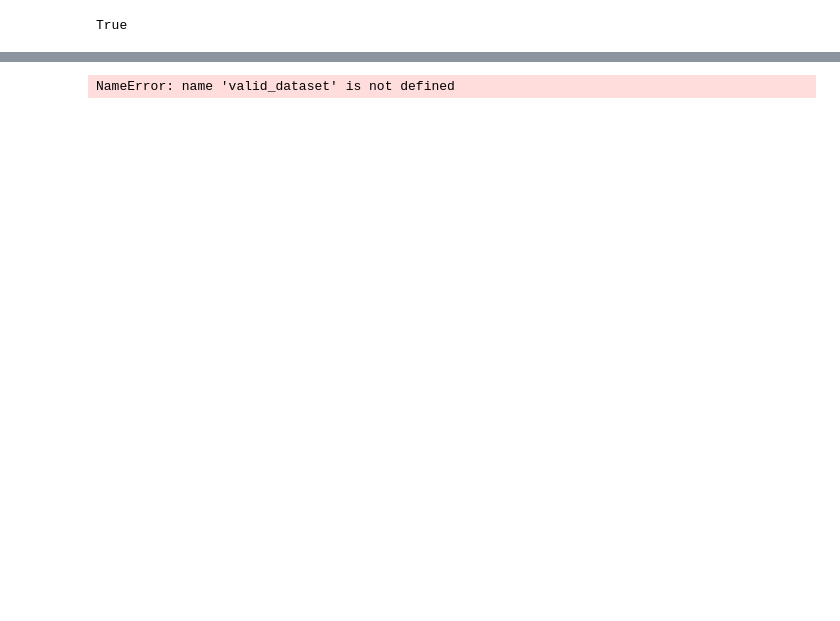
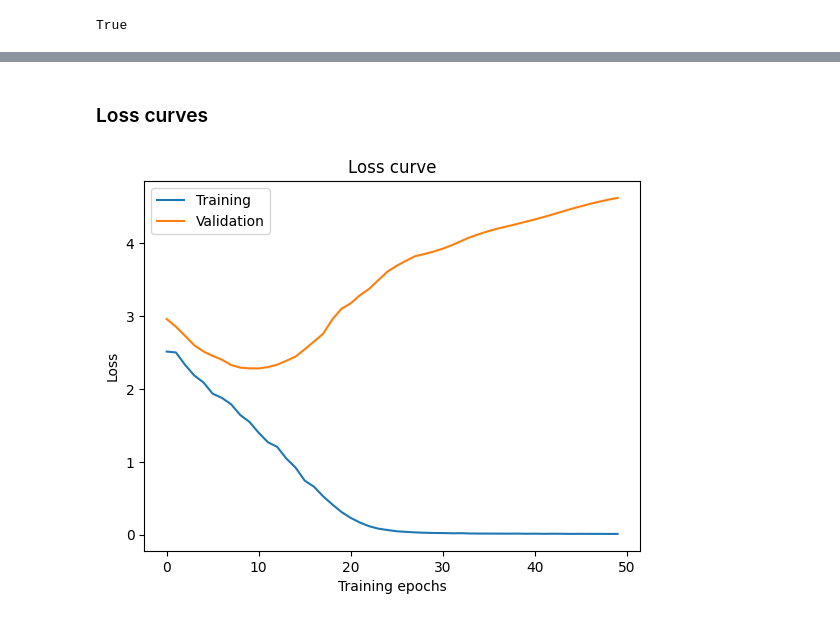
Before and after one commit to BlayvasD/GPT-Histories, a Jupyter notebook: train_gpt_skeleton.ipynb, the cells around one changed output, grey strips where cells are left out. Drawn from its saved outputs; the diff is of its cells as text; code cells hidden in the pictures; blank space fills up the shorter version.

```diff
--- a/train_gpt_skeleton.ipynb
+++ b/train_gpt_skeleton.ipynb
@@ -92,10 +92,12 @@ def train(
         optimizer, num_warmup_steps=warmup_steps, num_training_steps=-1
     )
 
-    train_dataloader = DataLoader(train_dataset, batch_size=batch_size, shuffle=True)
-    val_dataloader = DataLoader(val_dataset, batch_size=batch_size, shuffle=False)
+    train_dataloader = DataLoader(train_dataset, batch_size=batch_size, shuffle=True, collate_fn=collate_fn)
+    val_dataloader = DataLoader(val_dataset, batch_size=batch_size, shuffle=False, collate_fn=collate_fn)
 
     best_val_loss = float('inf')
+
+    train_losses, val_losses = [], []
 
     # Training loop
     for epoch in range(epochs):
@@ -105,7 +107,7 @@ def train(
 
         # Training step
         for idx, entry in tqdm(enumerate(train_dataloader)):
-            (input_tensor, carry_on, remainder) = pack_tensor(entry, None, max_seq_len)
+            input_tensor, carry_on, remainder = pack_tensor(entry, None, max_seq_len)
 
             # if carry_on and idx != len(train_dataloader) - 1:
             #     continue
@@ -131,6 +133,7 @@ def train(
                 val_loss += val_outputs[0].item()
         val_loss /= len(val_dataloader)
         print(f"Validation Loss: {val_loss}")
+        val_losses.append(val_loss)
 
         # Training loss
         train_loss = 0
@@ -141,6 +144,7 @@ def train(
                 train_loss += train_outputs[0].item()
         train_loss /= len(train_dataloader)
         print(f"Training Loss: {train_loss}")
+        train_losses.append(train_loss)
 
         # Save the model if it's the best so far
         if save_model_on_epoch and val_loss < best_val_loss:
@@ -150,7 +154,7 @@ def train(
                 os.path.join(output_dir, f"{output_prefix}-best.pt"),
             )
 
-    return model
+    return model, val_losses, train_losses
 # %%
 def evaluate(model, dataloader, device, output_file, tokenizer):
     model.eval()
@@ -187,16 +222,16 @@ output_file = 'detokenized_outputs.txt'
 train_dataset, val_dataset, test_dataset = prepare_dataset(dataset_name, file_path, tokenizer)
 
 # Train the model
-trained_model = train(train_dataset, val_dataset, model, tokenizer,
-                      batch_size=1, epochs=5, lr=1e-4)
+trained_model, val_losses, train_losses = train(
+    train_dataset, val_dataset, model, tokenizer, batch_size=8, epochs=50, lr=5e-3)
 
 # Evaluate on the validation set
-val_dataloader = DataLoader(val_dataset, batch_size=1, shuffle=False)
+val_dataloader = DataLoader(val_dataset, batch_size=1, shuffle=False, collate_fn=collate_fn)
 val_loss, detokenized_outputs = evaluate(trained_model, val_dataloader, device=torch.device("cuda"), output_file=output_file, tokenizer=tokenizer)
 print(f"Validation Loss: {val_loss}")
 
 # Evaluate on the test set
-test_dataloader = DataLoader(test_dataset, batch_size=1, shuffle=False)
+test_dataloader = DataLoader(test_dataset, batch_size=1, shuffle=False, collate_fn=collate_fn)
 test_loss, detokenized_outputs_test = evaluate(trained_model, test_dataloader, device=torch.device("cuda"), output_file='detokenized_outputs_test.txt', tokenizer=tokenizer)
 print(f"Test Loss: {test_loss}")
 # %% [output]
@@ -204,0 +256,2 @@ KeyboardInterrupt:
+# %% [markdown]
+### Loss curves
@@ -205,20 +260,29 @@ KeyboardInterrupt:
+# %%
+fig, ax = plt.subplots()
+ax.plot(train_losses, label="Training")
+ax.plot(val_losses, label="Validation")
+ax.set_title("Loss curve")
+ax.set_xlabel("Training epochs")
+ax.set_ylabel("Loss")
+ax.legend()
+plt.show()
+# %% [output]
+[figure, added]
 # %%
-n_epochs = 10
+# n_epochs = 10
 
-train_dataloader = DataLoader(train_dataset, batch_size=1, shuffle=False)
-valid_dataloader = DataLoader(valid_dataset, batch_size=1, shuffle=False)
+# train_dataloader = DataLoader(train_dataset, batch_size=1, shuffle=False)
+# valid_dataloader = DataLoader(valid_dataset, batch_size=1, shuffle=False)
 
-train_losses, valid_losses = [], []
+# train_losses, valid_losses = [], []
 
-for e in range(epochs):
-    model = train(train_dataset, valid_dataset, model, tokenizer)
+# for e in range(epochs):
+#     model = train(train_dataset, valid_dataset, model, tokenizer)
 
-    train_loss, detokenized_outputs_train = \
-    evaluate(model, train_dataloader, device=torch.device("cuda"), output_file='detokenized_outputs_train.txt', tokenizer=tokenizer)
-    train_losses.append(train_loss)
+#     train_loss, detokenized_outputs_train = \
+#     evaluate(model, train_dataloader, device=torch.device("cuda"), output_file='detokenized_outputs_train.txt', tokenizer=tokenizer)
+#     train_losses.append(train_loss)
 
-    valid_loss, detokenized_outputs_valid = \
-    evaluate(model, valid_dataloader, device=torch.device("cuda"), output_file=output_file, tokenizer=tokenizer)
-    valid_losses.append(valid_loss)
+#     valid_loss, detokenized_outputs_valid = \
+#     evaluate(model, valid_dataloader, device=torch.device("cuda"), output_file=output_file, tokenizer=tokenizer)
+#     valid_losses.append(valid_loss)
-# %% [output]
-NameError: name 'valid_dataset' is not defined
```
Also changed, not shown: parts of 9 cells of this notebook.
